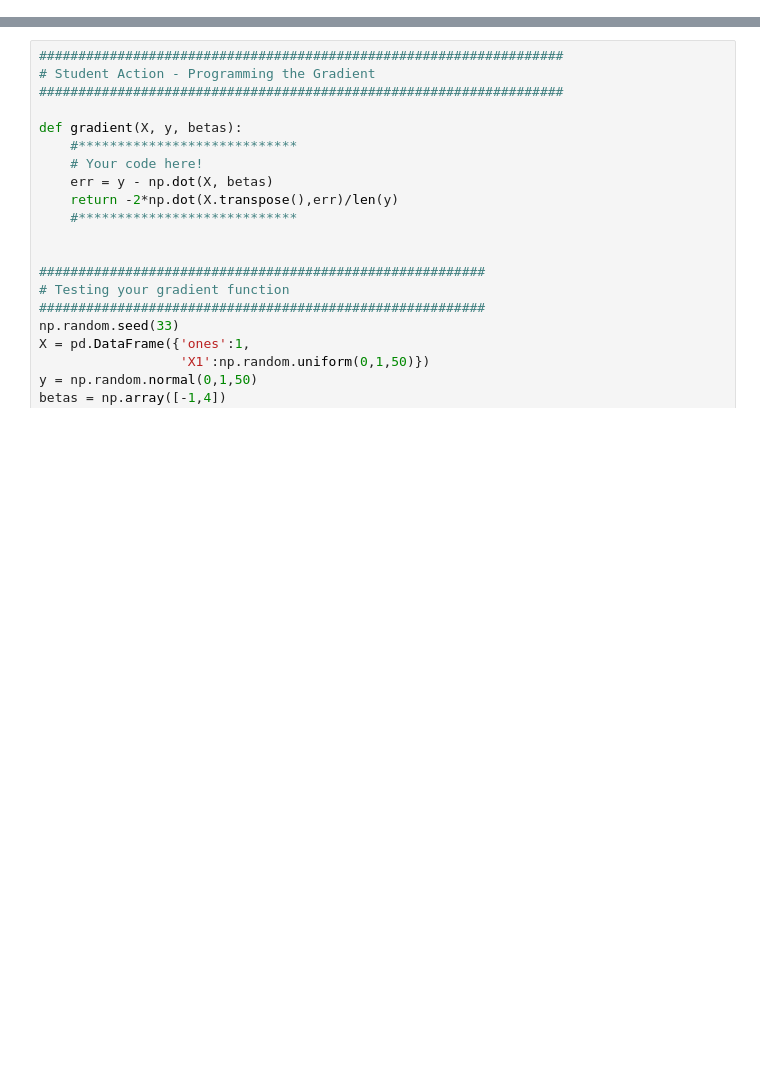
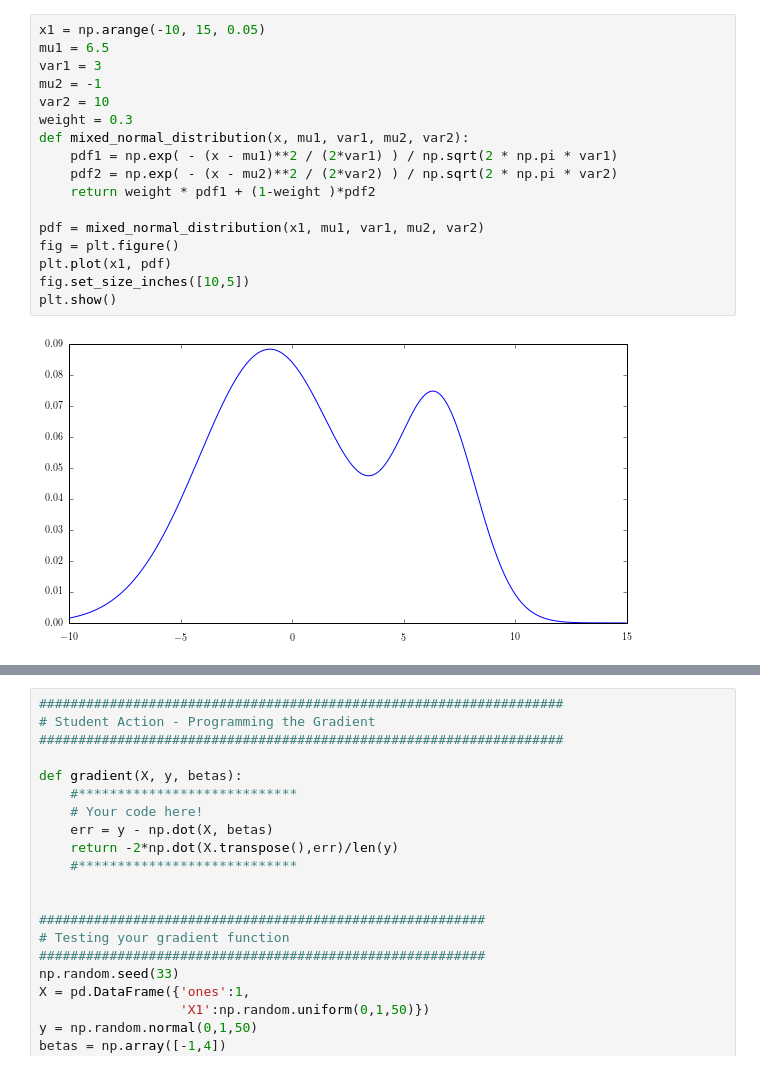
Before and after one commit to UCIDataScienceInitiative/PredictiveModeling_withPython, a Jupyter notebook: Solutions/Session 1 - Solutions.ipynb, the cells around one changed output, grey strips where cells are left out. Drawn from its saved outputs; the diff is of its cells as text; blank space fills up the shorter version.

```diff
--- a/Solutions/Session 1 - Solutions.ipynb
+++ b/Solutions/Session 1 - Solutions.ipynb
@@ -357,0 +595,19 @@ Loss(\beta) &=& \frac{1}{N}\mathbf{(Y - X\beta)^T (Y - X\beta)} \\
+# %%
+x1 = np.arange(-10, 15, 0.05)
+mu1 = 6.5
+var1 = 3
+mu2 = -1
+var2 = 10
+weight = 0.3
+def mixed_normal_distribution(x, mu1, var1, mu2, var2):
+    pdf1 = np.exp( - (x - mu1)**2 / (2*var1) ) / np.sqrt(2 * np.pi * var1)
+    pdf2 = np.exp( - (x - mu2)**2 / (2*var2) ) / np.sqrt(2 * np.pi * var2)
+    return weight * pdf1 + (1-weight )*pdf2
+
+pdf = mixed_normal_distribution(x1, mu1, var1, mu2, var2)
+fig = plt.figure()
+plt.plot(x1, pdf)
+fig.set_size_inches([10,5])
+plt.show()
+# %% [output]
+[figure, added]
```
Also changed, not shown: parts of 56 cells of this notebook, 4 other files.
